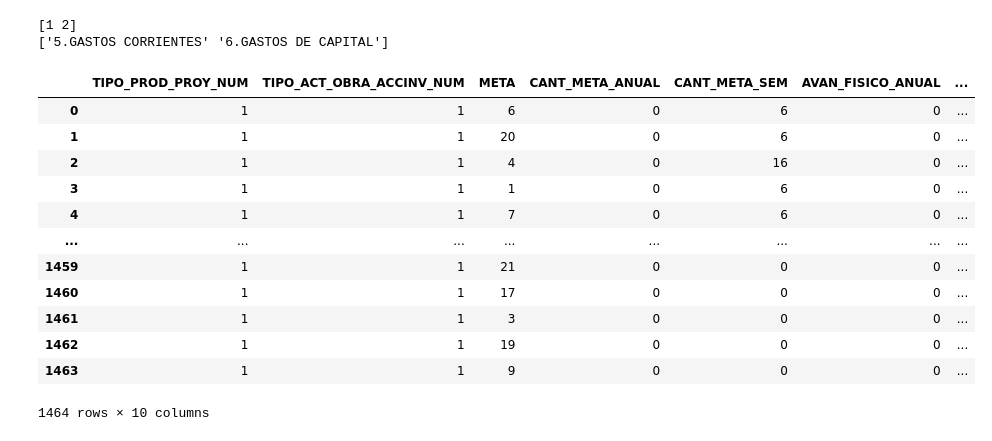
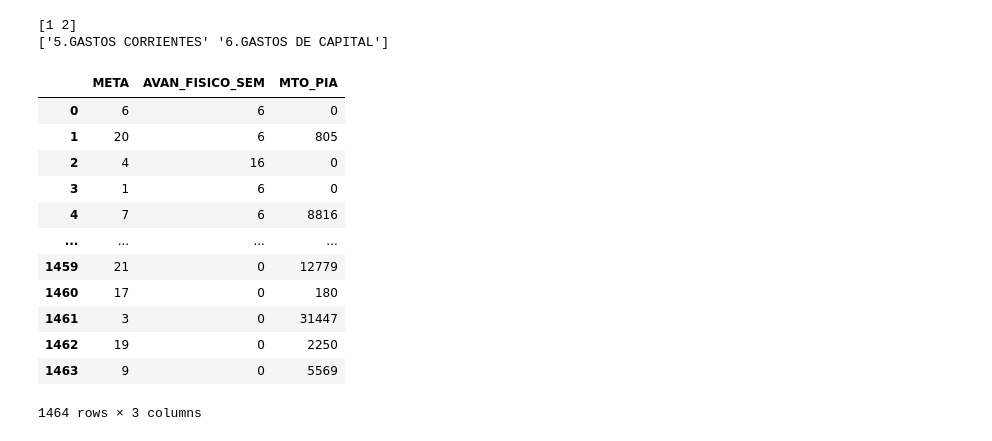
Before and after one commit to JLeandroJM/Project1_MachineL, a Jupyter notebook: model.ipynb, the cells around one changed output. Cells and saved outputs as stored; diff of their text form; code cells hidden in the pictures.

```diff
--- a/model.ipynb
+++ b/model.ipynb
@@ -79,27 +81,30 @@ print(tipos_unicos)
 [1 2]
 ['5.GASTOS CORRIENTES' '6.GASTOS DE CAPITAL']
 # %%
-columnas_seleccionadas = ['TIPO_PROD_PROY_NUM', 'TIPO_ACT_OBRA_ACCINV_NUM', 'META','CANT_META_ANUAL','CANT_META_SEM','AVAN_FISICO_ANUAL',
-                          'AVAN_FISICO_SEM','SEC_FUNC','CATEGORIA_GASTO_NUM','MTO_PIA']
+# columnas_seleccionadas = ['TIPO_PROD_PROY_NUM', 'TIPO_ACT_OBRA_ACCINV_NUM', 'META','CANT_META_ANUAL','CANT_META_SEM','AVAN_FISICO_ANUAL',
+#                           'AVAN_FISICO_SEM','SEC_FUNC','CATEGORIA_GASTO_NUM','MTO_PIA']
+
+columnas_seleccionadas = [  'META',
+                          'AVAN_FISICO_SEM','MTO_PIA']
 
 
 # Crear un nuevo DataFrame con las columnas seleccionadas
 d_train_f = d_train[columnas_seleccionadas].copy()
 d_train_f
 # %% [output]
-|  | TIPO_PROD_PROY_NUM | TIPO_ACT_OBRA_ACCINV_NUM | META | CANT_META_ANUAL | CANT_META_SEM | AVAN_FISICO_ANUAL | ... |
-| 0 | 1 | 1 | 6 | 0 | 6 | 0 | ... |
-| 1 | 1 | 1 | 20 | 0 | 6 | 0 | ... |
-| 2 | 1 | 1 | 4 | 0 | 16 | 0 | ... |
-| 3 | 1 | 1 | 1 | 0 | 6 | 0 | ... |
-| 4 | 1 | 1 | 7 | 0 | 6 | 0 | ... |
-| ... | ... | ... | ... | ... | ... | ... | ... |
-| 1459 | 1 | 1 | 21 | 0 | 0 | 0 | ... |
-| 1460 | 1 | 1 | 17 | 0 | 0 | 0 | ... |
-| 1461 | 1 | 1 | 3 | 0 | 0 | 0 | ... |
-| 1462 | 1 | 1 | 19 | 0 | 0 | 0 | ... |
-| 1463 | 1 | 1 | 9 | 0 | 0 | 0 | ... |
+|  | META | AVAN_FISICO_SEM | MTO_PIA |
+| 0 | 6 | 6 | 0 |
+| 1 | 20 | 6 | 805 |
+| 2 | 4 | 16 | 0 |
+| 3 | 1 | 6 | 0 |
+| 4 | 7 | 6 | 8816 |
+| ... | ... | ... | ... |
+| 1459 | 21 | 0 | 12779 |
+| 1460 | 17 | 0 | 180 |
+| 1461 | 3 | 0 | 31447 |
+| 1462 | 19 | 0 | 2250 |
+| 1463 | 9 | 0 | 5569 |
-1464 rows × 10 columns
+1464 rows × 3 columns
 # %%
 def min_max_normalize_df(df):
     df_normalized = df.copy()
```
Also changed, not shown: parts of 11 cells of this notebook, 2 other files.
